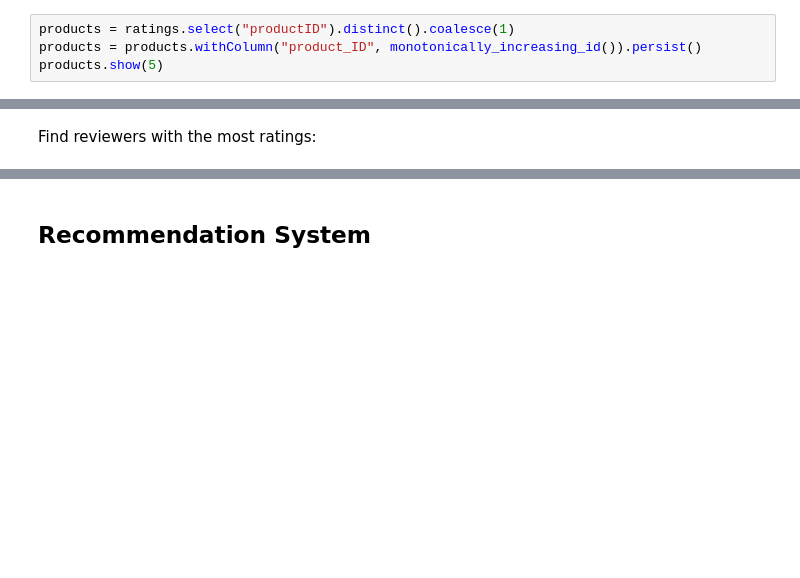
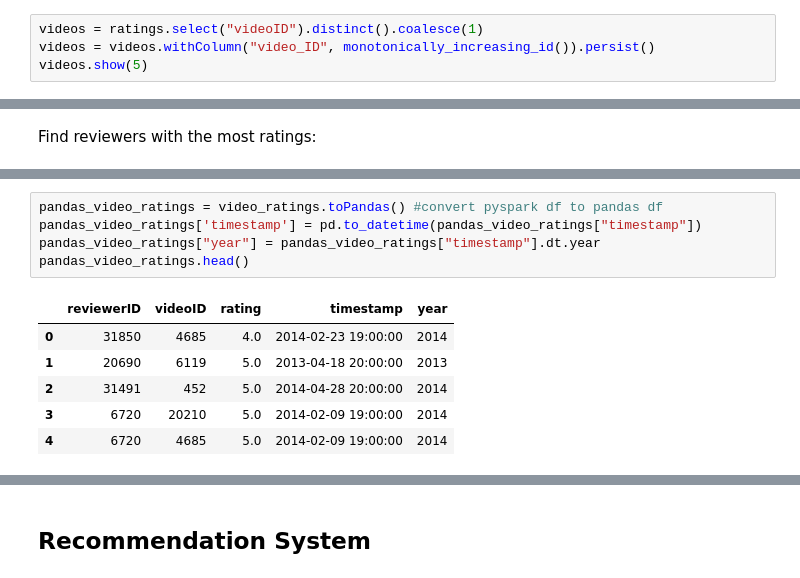
Before and after one commit to zachcarlson/ProductRecommender, a Jupyter notebook: ProductRecommender.ipynb, the cells around one changed output, grey strips where cells are left out. Saved outputs shown, nothing was run; the diff lists cells and outputs as text; blank space fills up the shorter version.

```diff
--- a/ProductRecommender.ipynb
+++ b/ProductRecommender.ipynb
@@ -177,7 +190,7 @@ reviewers.show(5)
 +--------------+------+
 only showing top 5 rows
 # %%
-products = ratings.select("productID").distinct().coalesce(1)
-products = products.withColumn("product_ID", monotonically_increasing_id()).persist()
-products.show(5)
+videos = ratings.select("videoID").distinct().coalesce(1)
+videos = videos.withColumn("video_ID", monotonically_increasing_id()).persist()
+videos.show(5)
 # %% [output]
@@ -339,0 +458,12 @@ The precentage of low rating (less than 2) products is low (8.9%).
+# %%
+pandas_video_ratings = video_ratings.toPandas() #convert pyspark df to pandas df
+pandas_video_ratings['timestamp'] = pd.to_datetime(pandas_video_ratings["timestamp"])
+pandas_video_ratings["year"] = pandas_video_ratings["timestamp"].dt.year
+pandas_video_ratings.head()
+# %% [output]
+|  | reviewerID | videoID | rating | timestamp | year |
+| 0 | 31850 | 4685 | 4.0 | 2014-02-23 19:00:00 | 2014 |
+| 1 | 20690 | 6119 | 5.0 | 2013-04-18 20:00:00 | 2013 |
+| 2 | 31491 | 452 | 5.0 | 2014-04-28 20:00:00 | 2014 |
+| 3 | 6720 | 20210 | 5.0 | 2014-02-09 19:00:00 | 2014 |
+| 4 | 6720 | 4685 | 5.0 | 2014-02-09 19:00:00 | 2014 |
```
Also changed, not shown: parts of 61 cells of this notebook.
